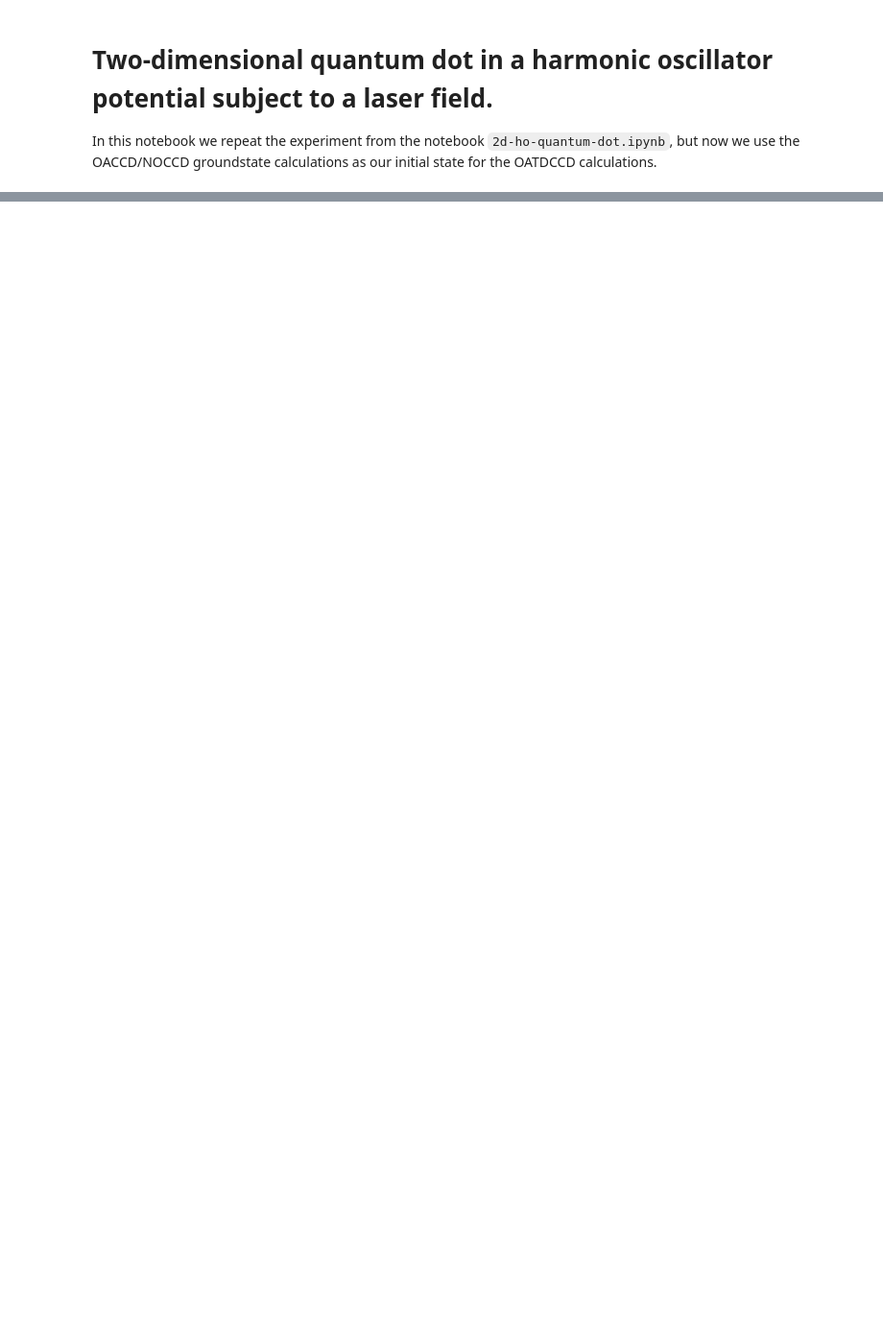
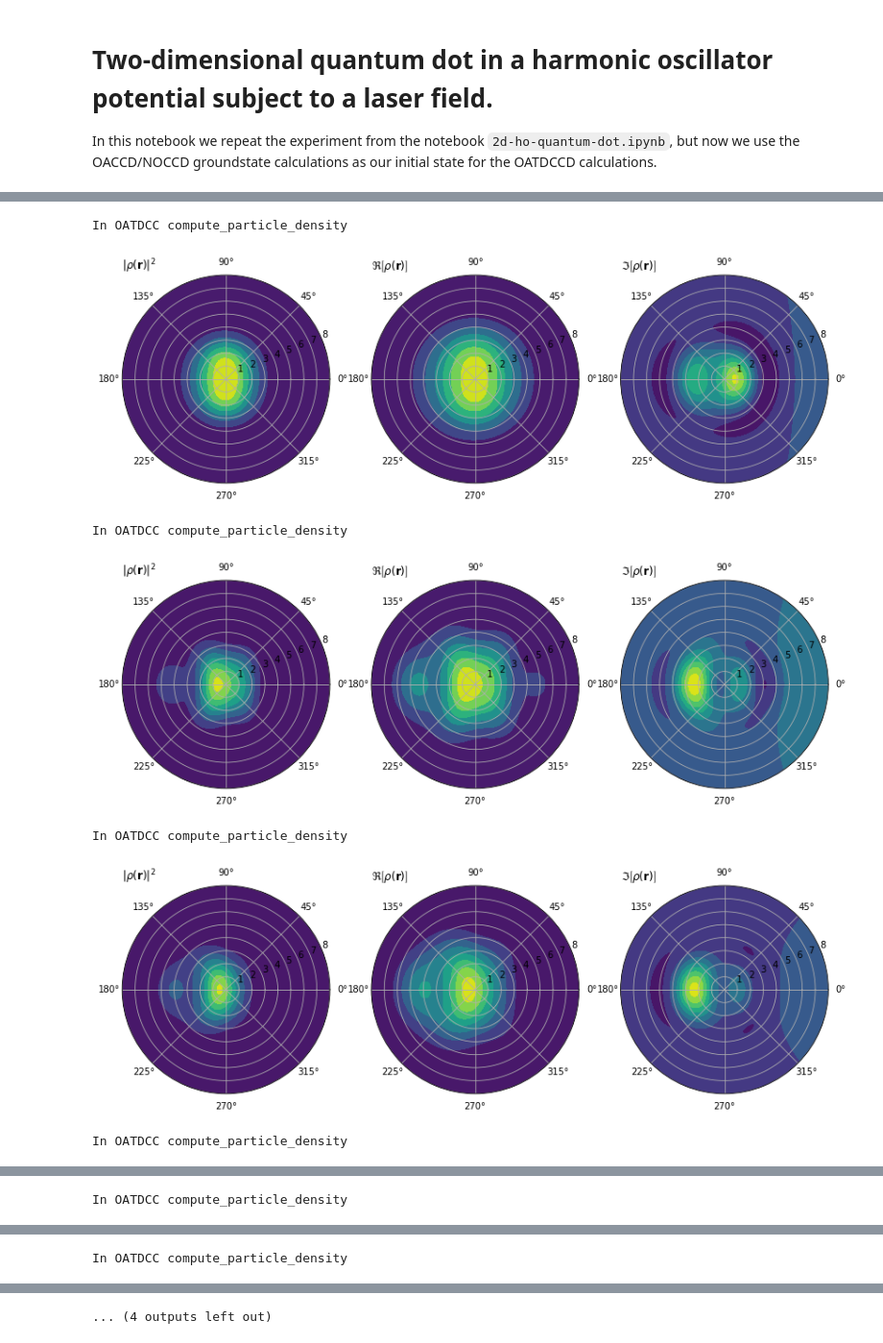
Before and after one commit to HyQD/coupled-cluster, a Jupyter notebook: scripts/2d-ho-quantum-dot-nocc.ipynb, the cells around one changed output, grey strips where cells are left out. Shown at 96% size. Cells and saved outputs as stored; diff of their text form; code cells hidden in the pictures; blank space fills up the shorter version.

```diff
--- a/scripts/2d-ho-quantum-dot-nocc.ipynb
+++ b/scripts/2d-ho-quantum-dot-nocc.ipynb
@@ -96,0 +122,73 @@ plt.show()
+# %%
+oatdccd.set_initial_conditions()
+# %%
+num_timesteps = 801
+t_end = 8
+time_points = np.linspace(0, t_end, num_timesteps)
+# %%
+psi_overlap = np.zeros(num_timesteps, dtype=np.complex128)
+td_energies = np.zeros(num_timesteps, dtype=np.complex128)
+
+psi_overlap[0] = oatdccd.compute_time_dependent_overlap()
+td_energies[0] = oatdccd.compute_energy()
+# %%
+step_final = num_timesteps - 1
+plot_3d = False
+plot_step_freq = 100
+
+for i, amp in enumerate(oatdccd.solve(time_points)):
+    step = i + 1
+    print(100 * " ", end="\r")
+    print(f"step = {step} / {step_final}", end="\r")
+    psi_overlap[i + 1] = oatdccd.compute_time_dependent_overlap()
+    td_energies[i + 1] = oatdccd.compute_energy()
+
+    if not plot_3d and step % plot_step_freq == 0:
+        rho = oatdccd.compute_particle_density()
+
+        fig = plt.figure(figsize=(14, 10))
+
+        ax = fig.add_subplot(1, 3, 1, polar=True)
+        ax.set_title(r"$|\rho(\mathbf{r})|^2$", loc="left")
+        plt.contourf(tdho.T, tdho.R, np.abs(rho * rho.conj()))
+
+        ax = fig.add_subplot(1, 3, 2, polar=True)
+        ax.set_title(r"$\Re\left[\rho(\mathbf{r})\right]$", loc="left")
+        plt.contourf(tdho.T, tdho.R, rho.real)
+
+        ax = fig.add_subplot(1, 3, 3, polar=True)
+        ax.set_title(r"$\Im\left[\rho(\mathbf{r})\right]$", loc="left")
+        plt.contourf(tdho.T, tdho.R, rho.imag)
+
+        plt.show()
+
+    if plot_3d and step % plot_step_freq == 0:
+        rho = oatdccd.compute_particle_density()
+
+        fig = plt.figure(figsize=(14, 5))
+        ax = fig.add_subplot(1, 3, 1, projection="3d")
+
+        ax.plot_surface(X, Y, np.abs(rho * rho.conj()), cmap=cm.coolwarm)
+        plt.title(r"$|\rho(\mathbf{r})|^2$")
+
+        #fig = plt.figure(figsize=(10, 8))
+        ax = fig.add_subplot(1, 3, 2, projection="3d")
+
+        ax.plot_surface(X, Y, rho.real, cmap=cm.coolwarm)
+        plt.title(r"$\Re\left[\rho(\mathbf{r})\right]$")
+
+        #fig = plt.figure(figsize=(10, 8))
+        ax = fig.add_subplot(1, 3, 3, projection="3d")
+
+        ax.plot_surface(X, Y, rho.imag, cmap=cm.coolwarm)
+        plt.title(r"$\Im\left[\rho(\mathbf{r})\right]$")
+
+        plt.show()
+# %% [output]
+In OATDCC compute_particle_density
+[figure, added]
+In OATDCC compute_particle_density
+[figure, added]
+In OATDCC compute_particle_density
+[figure, added]
+In OATDCC compute_particle_density
@@ -96,0 +196 @@ plt.show()
+In OATDCC compute_particle_density
@@ -96,0 +198 @@ plt.show()
+In OATDCC compute_particle_density
@@ -96,0 +200 @@ plt.show()
+... (4 outputs left out)
```
Also changed, not shown: parts of 11 cells of this notebook.
